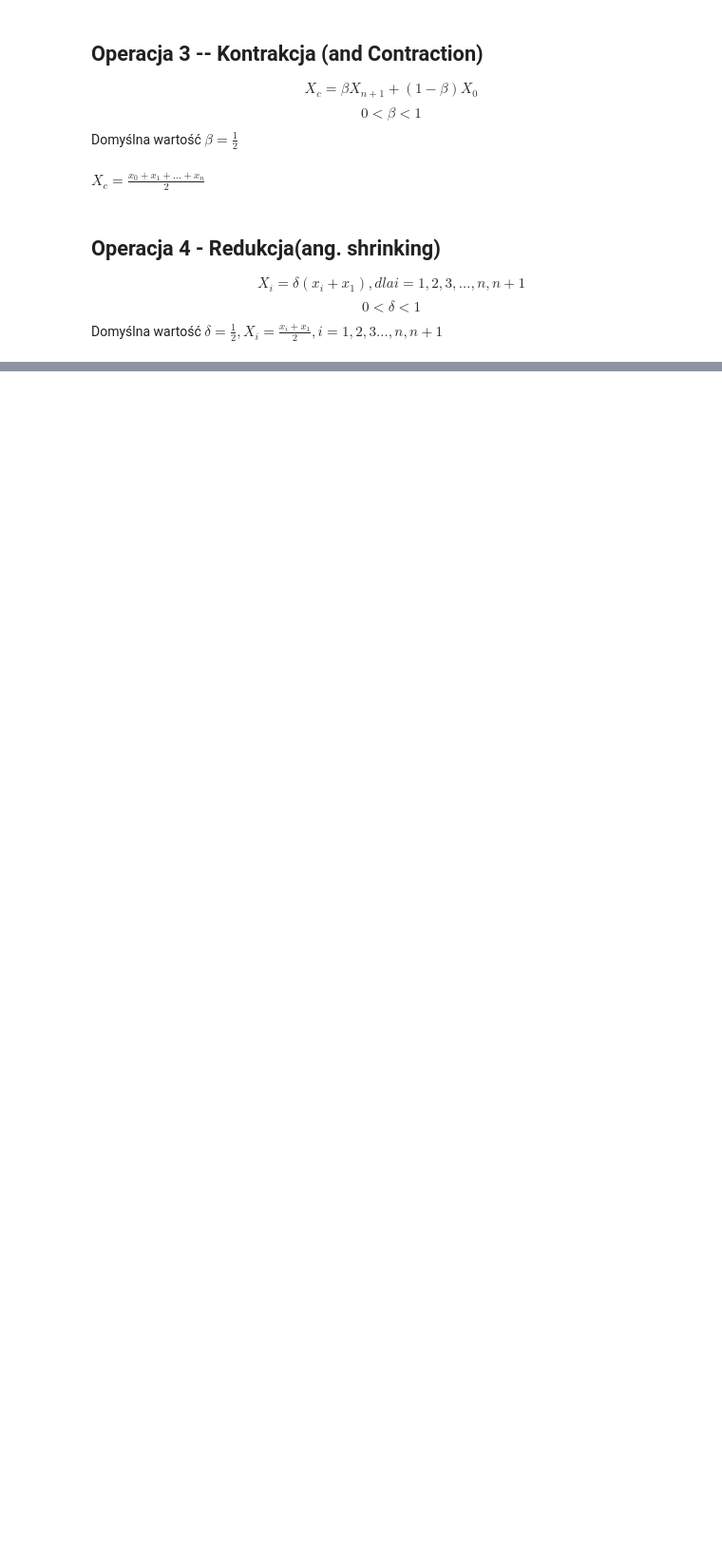
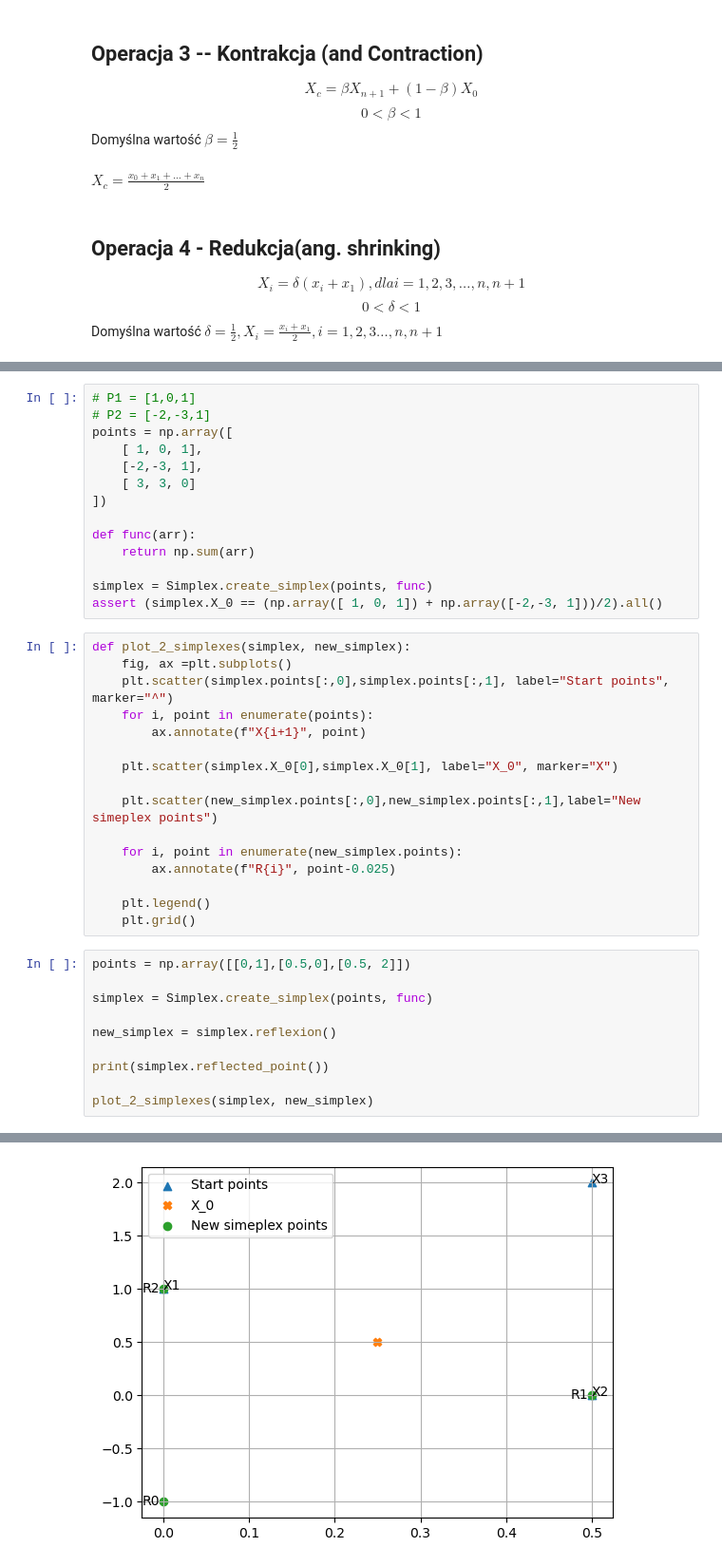
Before and after one commit to PatrykLisik/master-degree, a Jupyter notebook: semestr_2/metody_optymalizacyjne/Metoda pełzającego simpleksu Neldera-Meada.ipynb, the cells around one changed output, grey strips where cells are left out. Shown at 95% size. Drawn from its saved outputs; the diff is of its cells as text; blank space fills up the shorter version.

```diff
--- a/semestr_2/metody_optymalizacyjne/Metoda pełzającego simpleksu Neldera-Meada.ipynb
+++ b/semestr_2/metody_optymalizacyjne/Metoda pełzającego simpleksu Neldera-Meada.ipynb
@@ -54,0 +161,41 @@ Domyślna wartość $\delta = \frac{1}{2}, X_i = \frac{x_i+x_1}{2}, i=1,2,3 \dot
+# %%
+# P1 = [1,0,1]
+# P2 = [-2,-3,1]
+points = np.array([
+    [ 1, 0, 1],
+    [-2,-3, 1],
+    [ 3, 3, 0]
+])
+
+def func(arr):
+    return np.sum(arr)
+
+simplex = Simplex.create_simplex(points, func)
+assert (simplex.X_0 == (np.array([ 1, 0, 1]) + np.array([-2,-3, 1]))/2).all()
+# %%
+def plot_2_simplexes(simplex, new_simplex):
+    fig, ax =plt.subplots()
+    plt.scatter(simplex.points[:,0],simplex.points[:,1], label="Start points", marker="^")
+    for i, point in enumerate(points):
+        ax.annotate(f"X{i+1}", point)
+
+    plt.scatter(simplex.X_0[0],simplex.X_0[1], label="X_0", marker="X")
+
+    plt.scatter(new_simplex.points[:,0],new_simplex.points[:,1],label="New simeplex points")
+
+    for i, point in enumerate(new_simplex.points):
+        ax.annotate(f"R{i}", point-0.025)
+
+    plt.legend()
+    plt.grid()
+# %%
+points = np.array([[0,1],[0.5,0],[0.5, 2]])
+
+simplex = Simplex.create_simplex(points, func)
+
+new_simplex = simplex.reflexion()
+
+print(simplex.reflected_point())
+
+plot_2_simplexes(simplex, new_simplex)
+# %% [output]
@@ -54,0 +203 @@ Domyślna wartość $\delta = \frac{1}{2}, X_i = \frac{x_i+x_1}{2}, i=1,2,3 \dot
+[figure, added]
```
Also changed, not shown: parts of 16 cells of this notebook, 1 other file.
